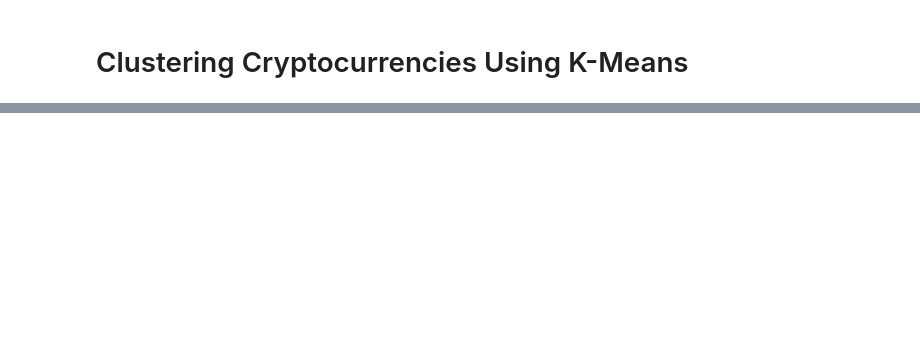
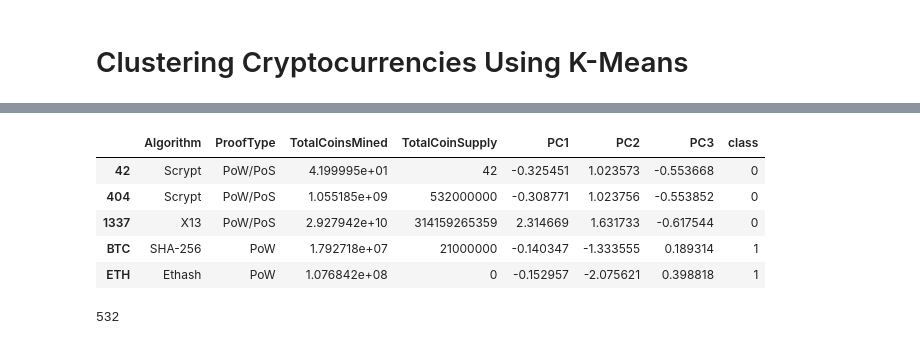
Before and after one commit to mspamelalea/Cryptocurrencies, a Jupyter notebook: CryptoCurrencyClustering.ipynb, the cells around one changed output, grey strips where cells are left out. Drawn from its saved outputs; the diff is of its cells as text; code cells hidden in the pictures; blank space fills up the shorter version.

```diff
--- a/CryptoCurrencyClustering.ipynb
+++ b/CryptoCurrencyClustering.ipynb
@@ -162,0 +243,19 @@ pcs_df.head(20)
+# %%
+# Create a new DataFrame named “clustered_df,” that includes the following columns:
+# Algorithm, ProofType, TotalCoinsMined, TotalCoinSupply, PC 1, PC 2, PC 3, CoinName, and Class.
+# Maintain the index of the crypto_df DataFrames
+
+# Add predicted values (pcs_df) onto the original dataframe (crypto_df)
+clustered_df = crypto_df.join(pcs_df, how='inner')
+clustered_df.head()
+# %% [output]
+|  | Algorithm | ProofType | TotalCoinsMined | TotalCoinSupply | PC1 | PC2 | PC3 | class |
+| 42 | Scrypt | PoW/PoS | 4.199995e+01 | 42 | -0.325451 | 1.023573 | -0.553668 | 0 |
+| 404 | Scrypt | PoW/PoS | 1.055185e+09 | 532000000 | -0.308771 | 1.023756 | -0.553852 | 0 |
+| 1337 | X13 | PoW/PoS | 2.927942e+10 | 314159265359 | 2.314669 | 1.631733 | -0.617544 | 0 |
+| BTC | SHA-256 | PoW | 1.792718e+07 | 21000000 | -0.140347 | -1.333555 | 0.189314 | 1 |
+| ETH | Ethash | PoW | 1.076842e+08 | 0 | -0.152957 | -2.075621 | 0.398818 | 1 |
+# %%
+len(clustered_df.index)
+# %% [output]
+532
```
Also changed, not shown: parts of 9 cells of this notebook.
